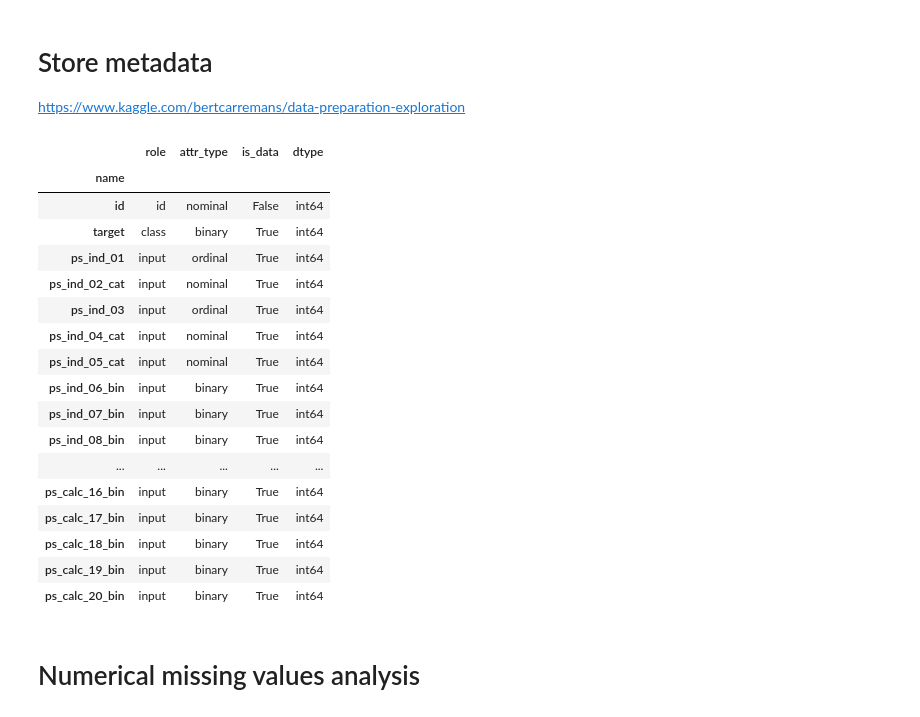
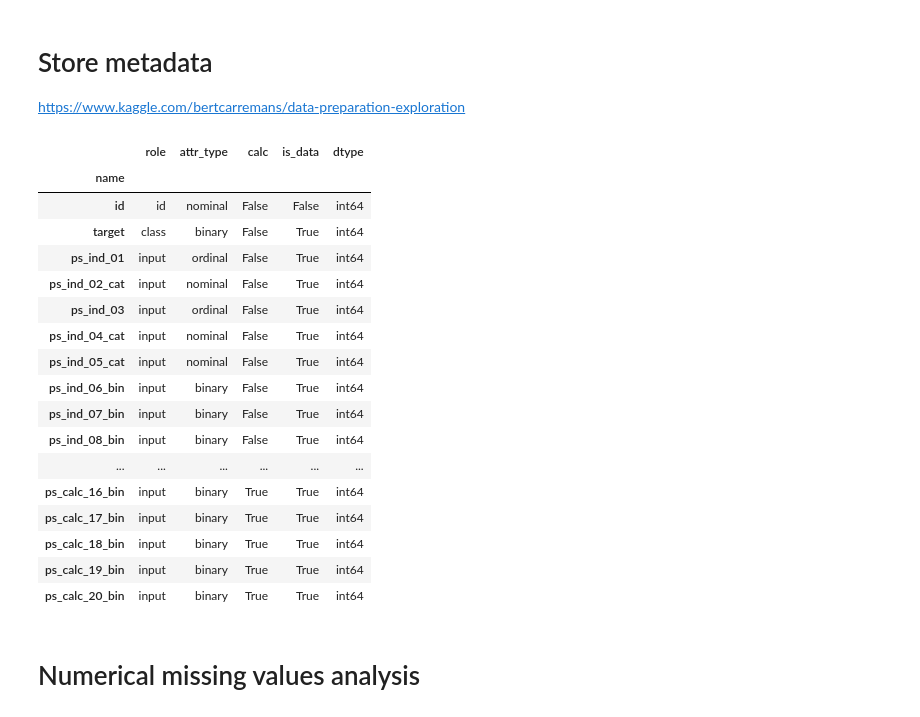
Before and after one commit to jclangst/b365finalproject, a Jupyter notebook: eda/python.ipynb, the cells around one changed output. Drawn from its saved outputs; the diff is of its cells as text; code cells hidden in the pictures.

```diff
--- a/eda/python.ipynb
+++ b/eda/python.ipynb
@@ -127,62 +127,65 @@ https://www.kaggle.com/bertcarremans/data-preparation-exploration
 # %%
 meta = []
 for col in train.columns:
-	# role: id, data, class
-	if col == 'id':
-		role = 'id'
-	elif col == 'target':
-		role = 'class'
-	else:
-		role = 'input'
+    # role: id, data, class
+    if col == 'id':
+        role = 'id'
+    elif col == 'target':
+        role = 'class'
+    else:
+        role = 'input'
 
-	# attr_type: binary, nominal, interval, ordinal
-	if 'bin' in col or col == 'target':
-		attr_type = 'binary'
-	elif 'cat' in col or col == 'id':
-		attr_type = 'nominal'
-	elif train[col].dtype == float:
-		attr_type = 'interval'
-	else:
-		attr_type = 'ordinal'
+    # attr_type: binary, nominal, interval, ordinal
+    if 'bin' in col or col == 'target':
+        attr_type = 'binary'
+    elif 'cat' in col or col == 'id':
+        attr_type = 'nominal'
+    elif train[col].dtype == float:
+        attr_type = 'interval'
+    else:
+        attr_type = 'ordinal'
 
-	# id is not data
-	is_data = col != 'id'
+    # id is not data
+    is_data = col != 'id'
 
-	# dtype: int or float
-	dtype = train[col].dtype
+    # dtype: int or float
+    dtype = train[col].dtype
 
-	col_meta = {
-		'name': col,
-		'role': role,
-		'attr_type': attr_type,
-		'is_data': is_data,
-		'dtype': dtype
-	}
-	meta.append(col_meta)
+    calc = 'calc' in col
 
-meta = pd.DataFrame(meta, columns=['name', 'role', 'attr_type', 'is_data', 'dtype'])
+    col_meta = {
+        'name': col,
+        'role': role,
+        'attr_type': attr_type,
+        'calc' : calc,
+        'is_data': is_data,
+        'dtype': dtype
+    }
+    meta.append(col_meta)
+
+meta = pd.DataFrame(meta, columns=['name', 'role', 'attr_type',  'calc', 'is_data', 'dtype'])
 meta.set_index('name', inplace=True)
 
 meta
 # %% [output]
-|  | role | attr_type | is_data | dtype |
-| name |  |  |  |  |
-| id | id | nominal | False | int64 |
-| target | class | binary | True | int64 |
-| ps_ind_01 | input | ordinal | True | int64 |
-| ps_ind_02_cat | input | nominal | True | int64 |
-| ps_ind_03 | input | ordinal | True | int64 |
-| ps_ind_04_cat | input | nominal | True | int64 |
-| ps_ind_05_cat | input | nominal | True | int64 |
-| ps_ind_06_bin | input | binary | True | int64 |
-| ps_ind_07_bin | input | binary | True | int64 |
-| ps_ind_08_bin | input | binary | True | int64 |
-| ... | ... | ... | ... | ... |
-| ps_calc_16_bin | input | binary | True | int64 |
-| ps_calc_17_bin | input | binary | True | int64 |
-| ps_calc_18_bin | input | binary | True | int64 |
-| ps_calc_19_bin | input | binary | True | int64 |
-| ps_calc_20_bin | input | binary | True | int64 |
+|  | role | attr_type | calc | is_data | dtype |
+| name |  |  |  |  |  |
+| id | id | nominal | False | False | int64 |
+| target | class | binary | False | True | int64 |
+| ps_ind_01 | input | ordinal | False | True | int64 |
+| ps_ind_02_cat | input | nominal | False | True | int64 |
+| ps_ind_03 | input | ordinal | False | True | int64 |
+| ps_ind_04_cat | input | nominal | False | True | int64 |
+| ps_ind_05_cat | input | nominal | False | True | int64 |
+| ps_ind_06_bin | input | binary | False | True | int64 |
+| ps_ind_07_bin | input | binary | False | True | int64 |
+| ps_ind_08_bin | input | binary | False | True | int64 |
+| ... | ... | ... | ... | ... | ... |
+| ps_calc_16_bin | input | binary | True | True | int64 |
+| ps_calc_17_bin | input | binary | True | True | int64 |
+| ps_calc_18_bin | input | binary | True | True | int64 |
+| ps_calc_19_bin | input | binary | True | True | int64 |
+| ps_calc_20_bin | input | binary | True | True | int64 |
 # %% [markdown]
 # Numerical missing values analysis
 # %%
```
Also changed, not shown: parts of 10 cells of this notebook, 1 other file.
